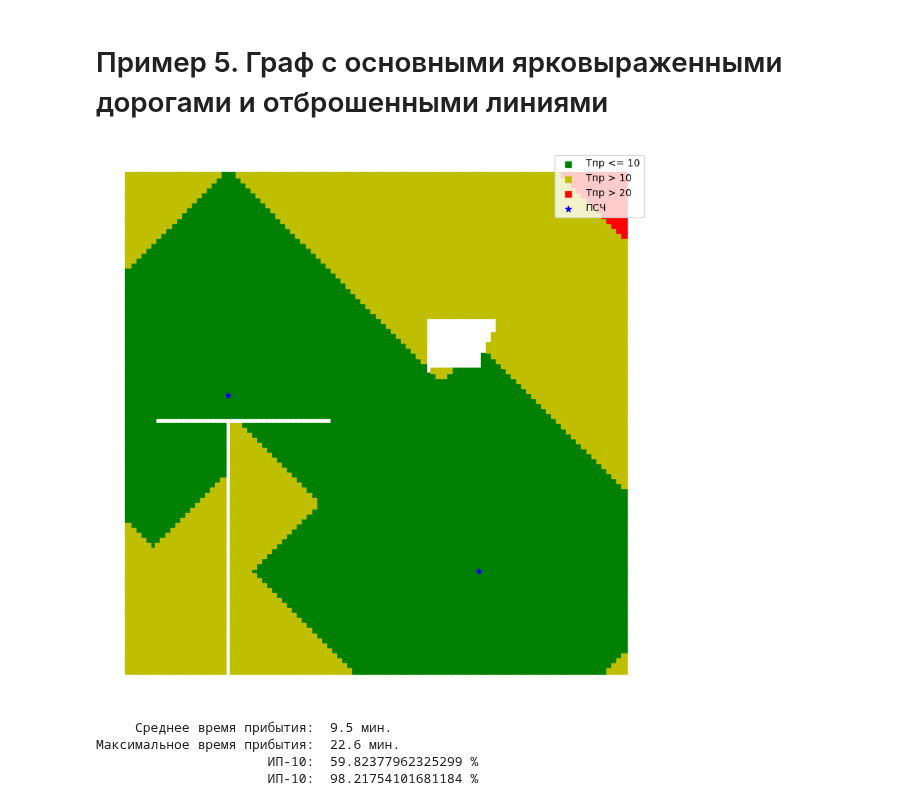
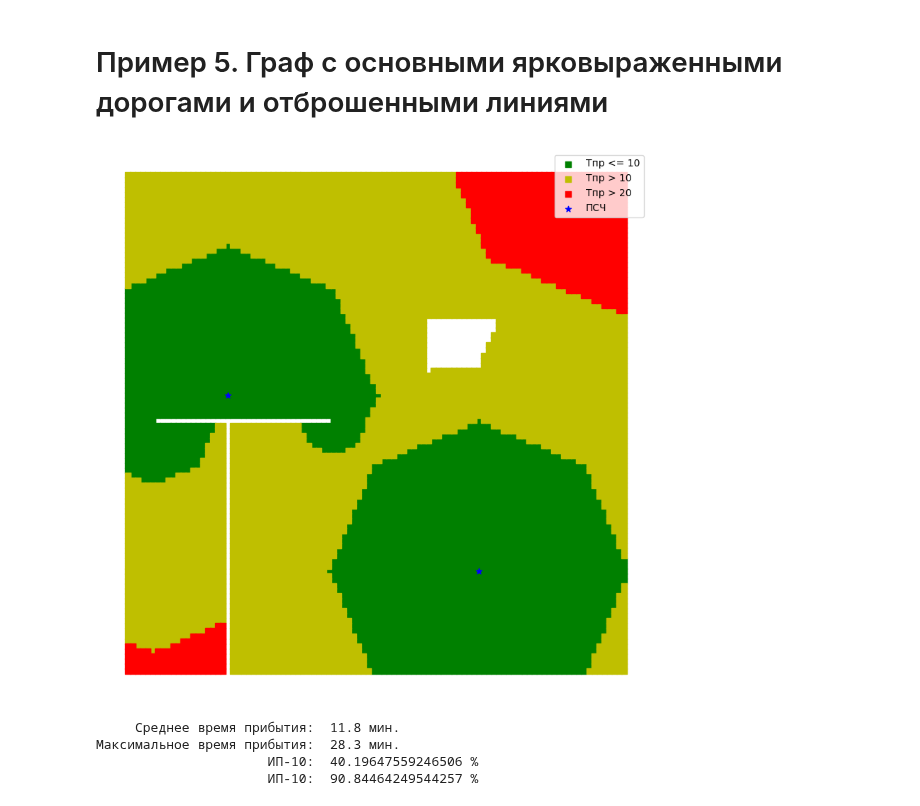
Before and after one commit to Obsidian-pb/genesis, a Jupyter notebook: work/genesis/grid_graphs_test.ipynb, the cells around one changed output. Saved outputs shown, nothing was run; the diff lists cells and outputs as text; code cells hidden in the pictures.

```diff
--- a/work/genesis/grid_graphs_test.ipynb
+++ b/work/genesis/grid_graphs_test.ipynb
@@ -281,35 +277,37 @@ print_results(g_nodes, {best_nodes: 'full'}, figsize=(10,10))
 # %%
 from graphs.algorithms import net_overlay, remove_edges_intersecting_lines, remove_nodes_in_polygons
 from shapely.geometry import LineString, Polygon
+from genesis.states import FirstArrivalUnitState
+from genesis.metrics import ArrivalTime, CoverIndex
 
-G = generate_grid_graph(n=100, m=100, step=100.0, speed=30.0)
+G = generate_grid_graph(n=100, m=100, step=100.0, speed=20.0, diagonals=True)
 nx.set_edge_attributes(G, 'undefined', 'highway')
 
 lines = [
     LineString([(2000, -50), (2000, 5050)]),  # Вертикальная линия
     LineString([(550, 5000), (4000, 5000)]),  # Горизонтальная линия
 ]
 G = remove_edges_intersecting_lines(G, lines)
 
 polygons_to_remove = [
     Polygon([(6000, 6000), (6500, 6100), (7000, 6100), (7300, 6800), (7300, 7000), (6000, 7000)])
 ]
 G = remove_nodes_in_polygons(G, polygons_to_remove)
 
 units = {
     2055: 'ПСЧ-1',
     7020: 'ПСЧ-2',
     }
 
 times, _ = FirstArrivalUnitState()(G, units)
 
 g_nodes = ox.graph_to_gdfs(G, nodes=True, edges=False)
 g_nodes['arrival_time'] = times
 
 print_results(g_nodes, units)
 # %% [output]
-[figure, old version]
+[figure, new version]
-     Среднее время прибытия:  9.5 мин.
-Максимальное время прибытия:  22.6 мин.
-                      ИП-10:  59.82377962325299 %
-                      ИП-10:  98.21754101681184 %
+     Среднее время прибытия:  11.8 мин.
+Максимальное время прибытия:  28.3 мин.
+                      ИП-10:  40.19647559246506 %
+                      ИП-10:  90.84464249544257 %
```
Also changed, not shown: parts of 22 cells of this notebook, 4 other files.
